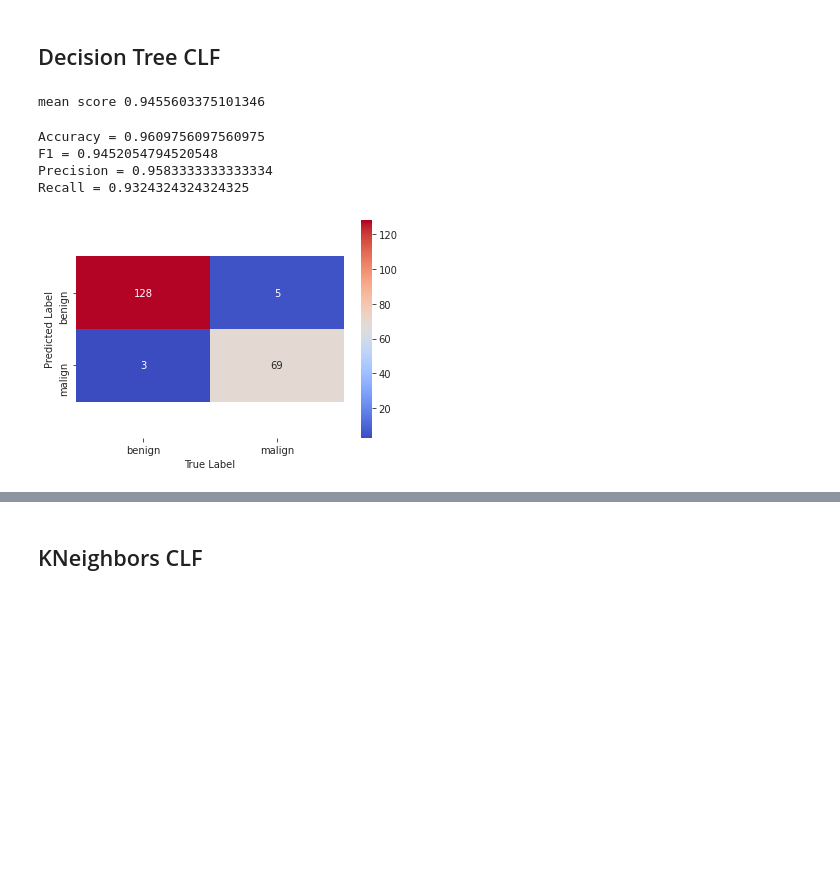
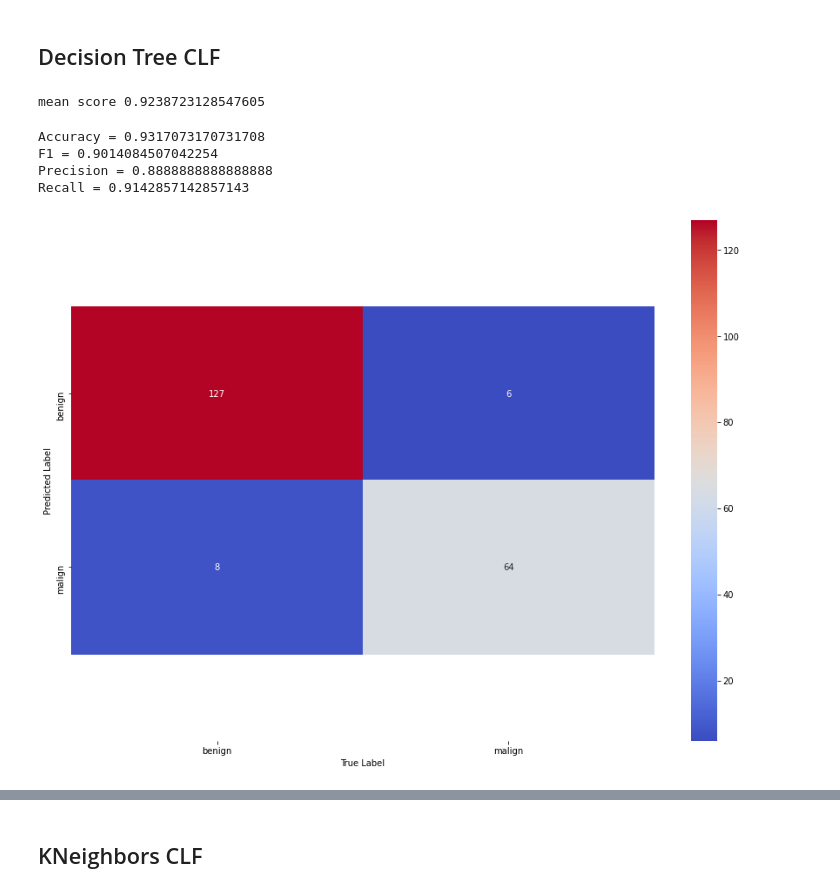
Before and after one commit to Nicordaro/MML, a Jupyter notebook: MML_Thesis.ipynb, the cells around one changed output, grey strips where cells are left out. Cells and saved outputs as stored; diff of their text form; code cells hidden in the pictures; blank space fills up the shorter version.

```diff
--- a/MML_Thesis.ipynb
+++ b/MML_Thesis.ipynb
@@ -301,5 +394,5 @@ print(np.cumsum(pca.explained_variance_ratio_))
 # %%
-pca = PCA(n_components = 4)
+pca = PCA(n_components = 5)
 x_pca = pca.fit_transform(x)
 # %%
 x_pca_DF = pd.DataFrame(data=x_pca)
@@ -325,4 +449,6 @@ x_pca_DF
 # %% [markdown]
 # Classification
 # %%
-X_train_val, X_test, y_train_val, y_test = train_test_split(x_pca, y, test_size=0.30, random_state=SEED,stratify=y)
+X_train_val, X_test, y_train_val, y_test = train_test_split(x, y, test_size=0.30, random_state=SEED,stratify=y)
+if pca_flag:
+  X_train_val, X_test, y_train_val, y_test = train_test_split(x_pca_DF, y, test_size=0.30, random_state=SEED,stratify=y)
@@ -331,0 +455,2 @@ Logistic Regression
+# %%
+final_report = {'LoRe': [], 'DTree': [], 'RF': [], 'KNN': [], 'SVM': []}
@@ -359,13 +486,20 @@ mean score 0.9582215007215007
 # %%
 # results on the test set
-loRe = LogisticRegression(solver='newton-cg', multi_class='ovr', C=50)
+clf = LogisticRegression(solver='liblinear', multi_class='ovr', C=50)
+
 sm = SMOTE(random_state=SEED)
 X_res, y_res = sm.fit_resample(X_train_val, y_train_val)
-loRe.fit(X_res,y_res)
-pred = loRe.predict(X_test)
+clf.fit(X_res,y_res)
+
+pred = clf.predict(X_test)
+final_report['LoRe'].append(accuracy_score(pred,y_test))
 print(f"Accuracy = {accuracy_score(pred,y_test)}")
+final_report['LoRe'].append(f1_score(pred,y_test))
 print(f"F1 = {f1_score(pred,y_test)}")
+final_report['LoRe'].append(precision_score(pred,y_test))
 print(f"Precision = {precision_score(pred,y_test)}")
+final_report['LoRe'].append(recall_score(pred,y_test))
 print(f"Recall = {recall_score(pred,y_test)}")
+plt.figure(figsize=(15,11))
 confmat(y_test,pred)
 # %% [output]
@@ -384,40 +540,43 @@ kf = StratifiedKFold(n_splits=10, shuffle=True)
 
 scores = []
 for train_index, test_index in kf.split(X_train_val,y_train_val):
-    #print("TRAIN:", train_index, "TEST:", test_index)
-    X_train, X_val = X_train_val[train_index], X_train_val[test_index]
+    X_train, X_val = X_train_val.iloc[train_index], X_train_val.iloc[test_index]
     y_train, y_val = y_train_val.iloc[train_index], y_train_val.iloc[test_index]
 
     #SMOTE
     sm = SMOTE(random_state=SEED)
-    X_res, y_res = sm.fit_resample(X_train, y_train)
-    #print("num_malign")
-    #print(y_res.tolist().count(1))
-    #print("num_benign")
-    #print(y_res.tolist().count(0))
+    X_train, y_train = sm.fit_resample(X_train, y_train)
+
     #Classification
     dTree = DecisionTreeClassifier()
-    dTree.fit(X_res,y_res)
+    dTree.fit(X_train, y_train)
     pred = dTree.predict(X_val)
     scores.append(f1_score(pred,y_val))
 print(f"mean score {np.mean(scores)}")
 # %% [output]
-mean score 0.9455603375101346
+mean score 0.9238723128547605
 # %%
 # results on the test set
-dTree = DecisionTreeClassifier()
+clf = DecisionTreeClassifier()
+
 sm = SMOTE(random_state=SEED)
 X_res, y_res = sm.fit_resample(X_train_val, y_train_val)
-dTree.fit(X_res,y_res)
-pred = dTree.predict(X_test)
+clf.fit(X_res,y_res)
+
+pred = clf.predict(X_test)
+final_report['DTree'].append(accuracy_score(pred,y_test))
 print(f"Accuracy = {accuracy_score(pred,y_test)}")
+final_report['DTree'].append(f1_score(pred,y_test))
 print(f"F1 = {f1_score(pred,y_test)}")
+final_report['DTree'].append(precision_score(pred,y_test))
 print(f"Precision = {precision_score(pred,y_test)}")
+final_report['DTree'].append(recall_score(pred,y_test))
 print(f"Recall = {recall_score(pred,y_test)}")
+plt.figure(figsize=(15,11))
 confmat(y_test, pred)
 # %% [output]
-Accuracy = 0.9609756097560975
-F1 = 0.9452054794520548
-Precision = 0.9583333333333334
-Recall = 0.9324324324324325
+Accuracy = 0.9317073170731708
+F1 = 0.9014084507042254
+Precision = 0.8888888888888888
+Recall = 0.9142857142857143
-[figure, old version]
+[figure, new version]
```
Also changed, not shown: parts of 51 cells of this notebook.
